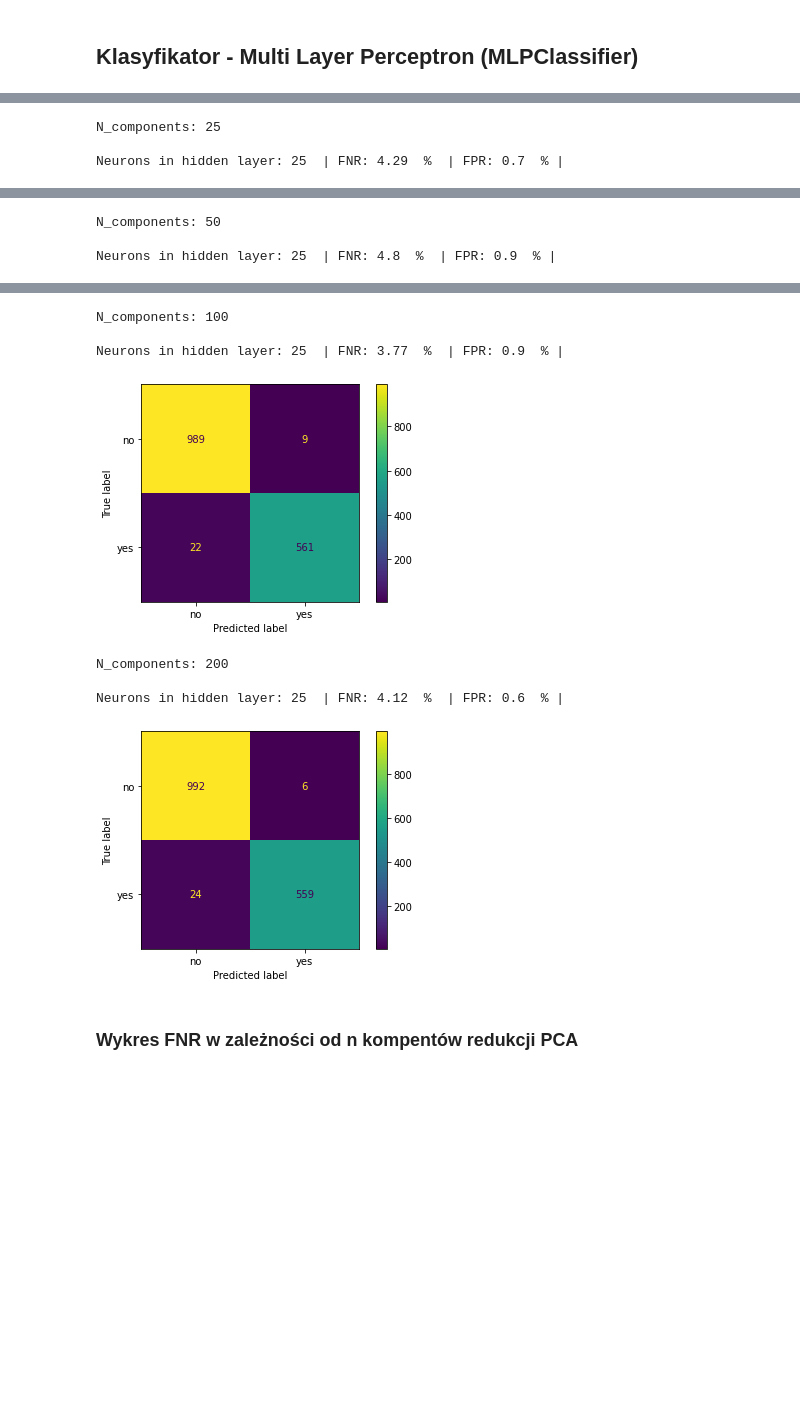
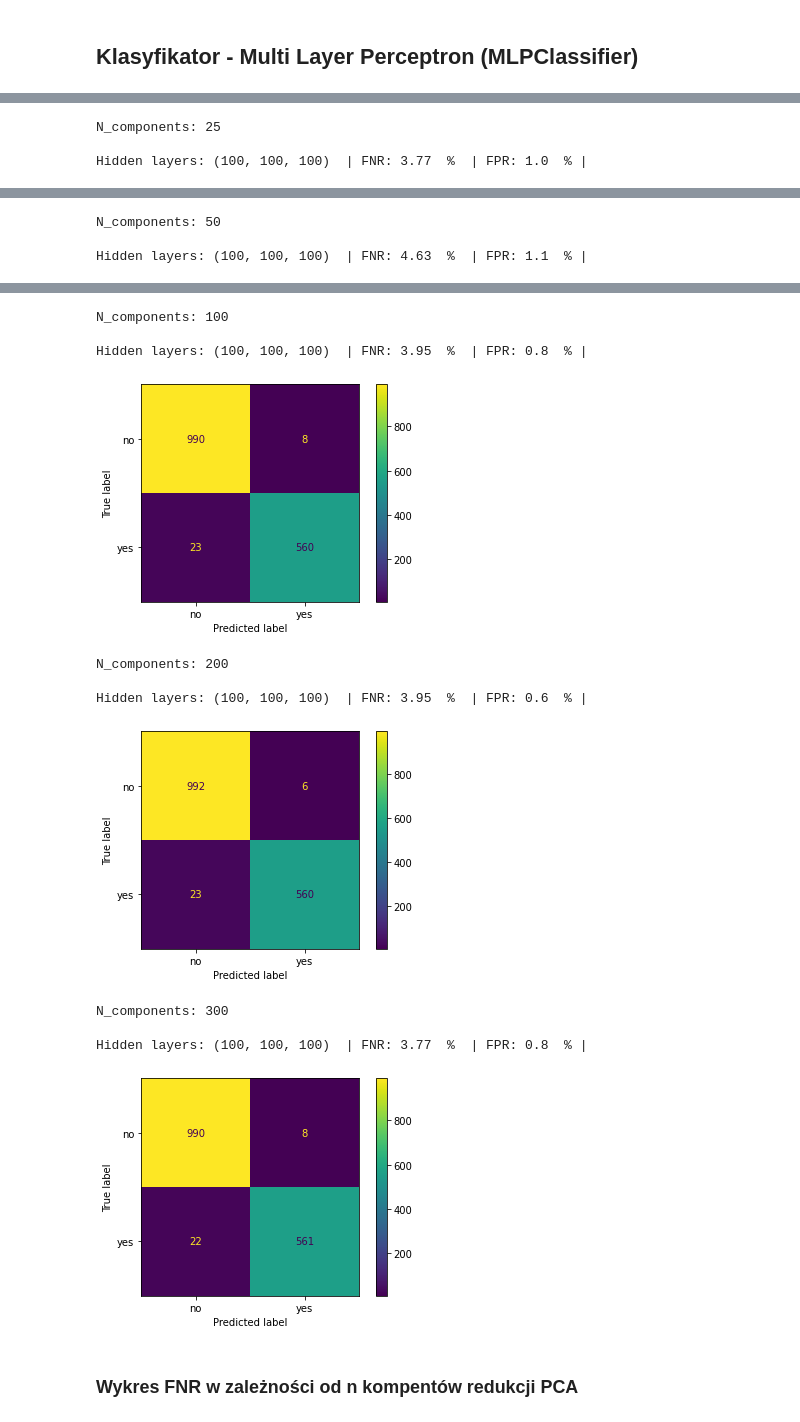
Before and after one commit to karoljaskolka/SpamClassification, a Jupyter notebook: MultiLayerPerceptronClassifier.ipynb, the cells around one changed output, grey strips where cells are left out. Saved outputs shown, nothing was run; the diff lists cells and outputs as text; code cells hidden in the pictures; blank space fills up the shorter version.

```diff
--- a/MultiLayerPerceptronClassifier.ipynb
+++ b/MultiLayerPerceptronClassifier.ipynb
@@ -113,42 +123,46 @@ plt.show()
 # %%
 from sklearn.decomposition import PCA
 
-components_arr = [25, 50, 100, 200]
+components_arr = [25, 50, 100, 200, 300]
 
 fnr_arr = []
 fpr_arr = []
 
 for n in components_arr:
 
     pca = PCA(n_components = n, random_state = 123)
 
     X_pca = pca.fit_transform(X)
 
     X_train, X_test, y_train, y_test = train_test_split(X_pca, y, random_state=123, test_size=0.33)
 
     print('N_components:', n, '\n')
 
-    fnr, fpr = MultiLayerPerceptronClassification(neurons = (25))
+    fnr, fpr = MultiLayerPerceptronClassification(layers = (100, 100, 100))
 
     fnr_arr.append(fnr)
     fpr_arr.append(fpr)
 # %% [output]
 N_components: 25
 
-Neurons in hidden layer: 25  | FNR: 4.29  %  | FPR: 0.7  % |
+Hidden layers: (100, 100, 100)  | FNR: 3.77  %  | FPR: 1.0  % |
 [figure]
 N_components: 50
 
-Neurons in hidden layer: 25  | FNR: 4.8  %  | FPR: 0.9  % |
+Hidden layers: (100, 100, 100)  | FNR: 4.63  %  | FPR: 1.1  % |
 [figure]
 N_components: 100
 
-Neurons in hidden layer: 25  | FNR: 3.77  %  | FPR: 0.9  % |
+Hidden layers: (100, 100, 100)  | FNR: 3.95  %  | FPR: 0.8  % |
 [figure]
 N_components: 200
 
-Neurons in hidden layer: 25  | FNR: 4.12  %  | FPR: 0.6  % |
+Hidden layers: (100, 100, 100)  | FNR: 3.95  %  | FPR: 0.6  % |
 [figure]
+N_components: 300
+
+Hidden layers: (100, 100, 100)  | FNR: 3.77  %  | FPR: 0.8  % |
+[figure, added]
 # %% [markdown]
 ### Wykres FNR w zależności od n kompentów redukcji PCA
 # %%
```
Also changed, not shown: parts of 13 cells of this notebook, 1 other file.
